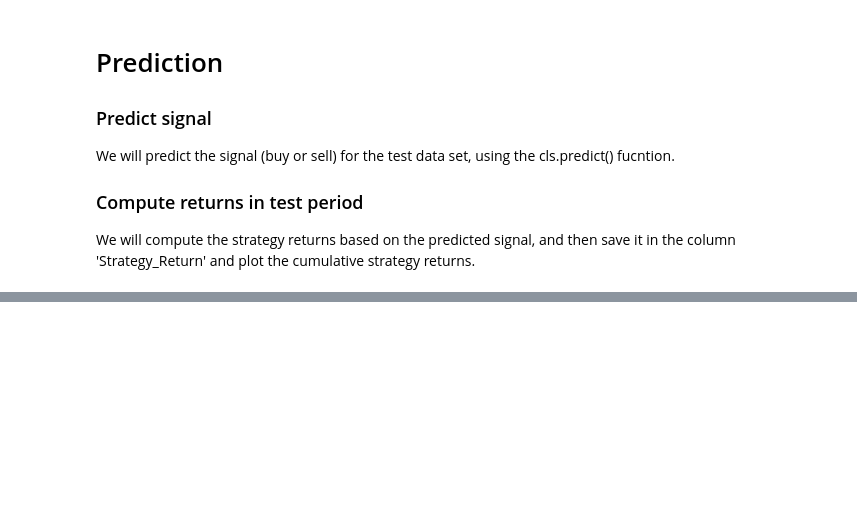
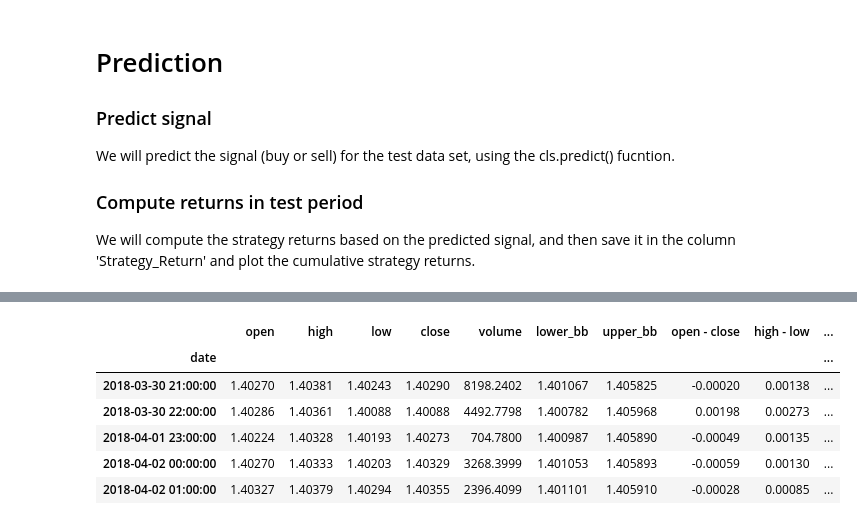
Before and after one commit to LazerLight/ML-Trading, a Jupyter notebook: Histon/QuantInst_SVM.ipynb, the cells around one changed output, grey strips where cells are left out. Saved outputs shown, nothing was run; the diff lists cells and outputs as text; code cells hidden in the pictures; blank space fills up the shorter version.

```diff
--- a/Histon/QuantInst_SVM.ipynb
+++ b/Histon/QuantInst_SVM.ipynb
@@ -151,0 +145,12 @@ plt.show()
+# %%
+df['Strategy_Return'] = df.Return * df.Predicted_Signal
+
+df.head()
+# %% [output]
+|  | open | high | low | close | volume | lower_bb | upper_bb | open - close | high - low | ... |
+| date |  |  |  |  |  |  |  |  |  | ... |
+| 2018-03-30 21:00:00 | 1.40270 | 1.40381 | 1.40243 | 1.40290 | 8198.2402 | 1.401067 | 1.405825 | -0.00020 | 0.00138 | ... |
+| 2018-03-30 22:00:00 | 1.40286 | 1.40361 | 1.40088 | 1.40088 | 4492.7798 | 1.400782 | 1.405968 | 0.00198 | 0.00273 | ... |
+| 2018-04-01 23:00:00 | 1.40224 | 1.40328 | 1.40193 | 1.40273 | 704.7800 | 1.400987 | 1.405890 | -0.00049 | 0.00135 | ... |
+| 2018-04-02 00:00:00 | 1.40270 | 1.40333 | 1.40203 | 1.40329 | 3268.3999 | 1.401053 | 1.405893 | -0.00059 | 0.00130 | ... |
+| 2018-04-02 01:00:00 | 1.40327 | 1.40379 | 1.40294 | 1.40355 | 2396.4099 | 1.401101 | 1.405910 | -0.00028 | 0.00085 | ... |
```
Also changed, not shown: parts of 4 cells of this notebook, 9 other files.
